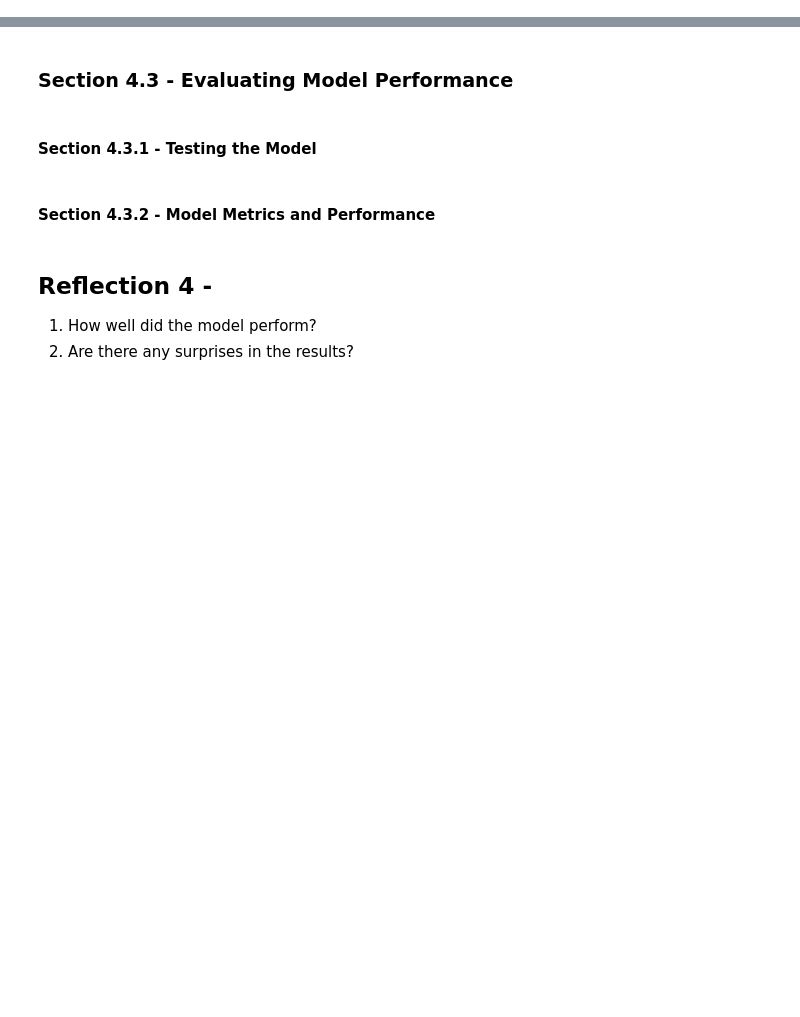
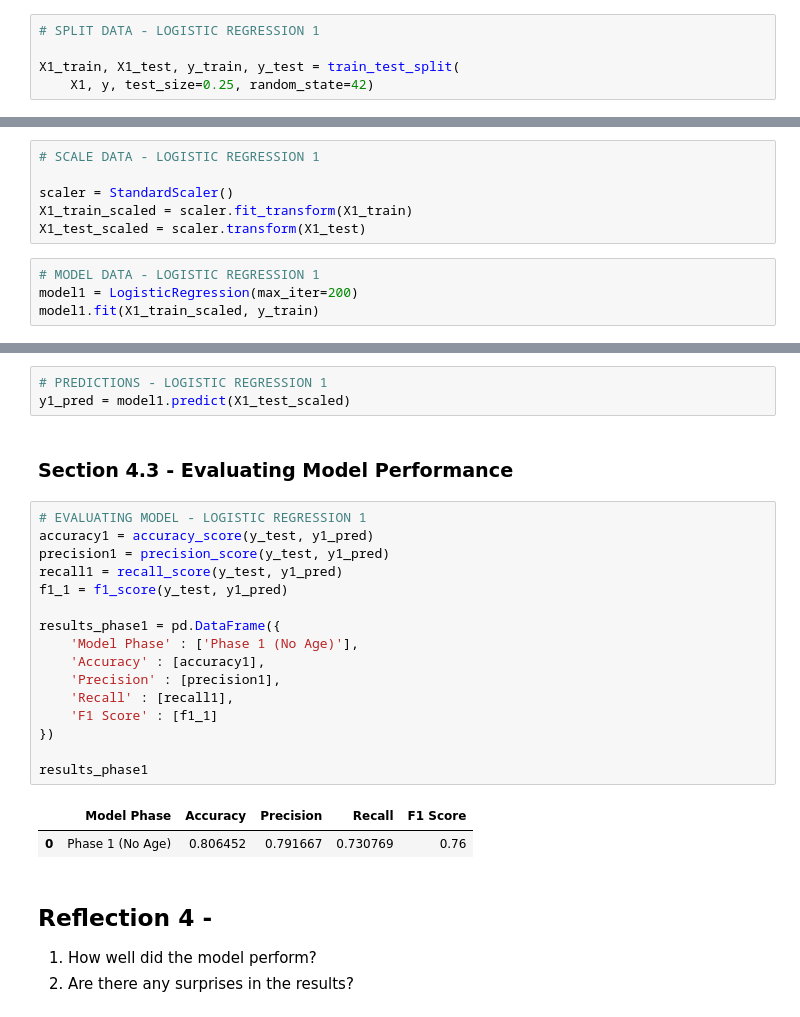
Before and after one commit to karlidean/ml-classification-karlidean, a Jupyter notebook: notebooks/classification_karlidean.ipynb, the cells around one changed output, grey strips where cells are left out. Drawn from its saved outputs; the diff is of its cells as text; blank space fills up the shorter version.

```diff
--- a/notebooks/classification_karlidean.ipynb
+++ b/notebooks/classification_karlidean.ipynb
@@ -225,2 +232,7 @@ In order to create a model, we have to split our data into training and testing
+# %%
+# SPLIT DATA - LOGISTIC REGRESSION 1
+
+X1_train, X1_test, y_train, y_test = train_test_split(
+    X1, y, test_size=0.25, random_state=42)
 # %% [markdown]
 ### Section 4.2 - Training the Data
@@ -227,0 +239,10 @@ With the training data, we will build the model. We will then test the data
+# %%
+# SCALE DATA - LOGISTIC REGRESSION 1
+
+scaler = StandardScaler()
+X1_train_scaled = scaler.fit_transform(X1_train)
+X1_test_scaled = scaler.transform(X1_test)
+# %%
+# MODEL DATA - LOGISTIC REGRESSION 1
+model1 = LogisticRegression(max_iter=200)
+model1.fit(X1_train_scaled, y_train)
@@ -228,9 +251,27 @@ With the training data, we will build the model. We will then test the data
+# %%
+# PREDICTIONS - LOGISTIC REGRESSION 1
+y1_pred = model1.predict(X1_test_scaled)
 # %% [markdown]
 ### Section 4.3 - Evaluating Model Performance
-# %% [markdown]
-#### Section 4.3.1 - Testing the Model
-# %% [markdown]
-#### Section 4.3.2 - Model Metrics and Performance
+# %%
+# EVALUATING MODEL - LOGISTIC REGRESSION 1
+accuracy1 = accuracy_score(y_test, y1_pred)
+precision1 = precision_score(y_test, y1_pred)
+recall1 = recall_score(y_test, y1_pred)
+f1_1 = f1_score(y_test, y1_pred)
+
+results_phase1 = pd.DataFrame({
+    'Model Phase' : ['Phase 1 (No Age)'],
+    'Accuracy' : [accuracy1],
+    'Precision' : [precision1],
+    'Recall' : [recall1],
+    'F1 Score' : [f1_1]
+})
+
+results_phase1
+# %% [output]
+|  | Model Phase | Accuracy | Precision | Recall | F1 Score |
+| 0 | Phase 1 (No Age) | 0.806452 | 0.791667 | 0.730769 | 0.76 |
 # %% [markdown]
 ## Reflection 4 -
 1. How well did the model perform?
```
Also changed, not shown: parts of 25 cells of this notebook, 1 other file.
